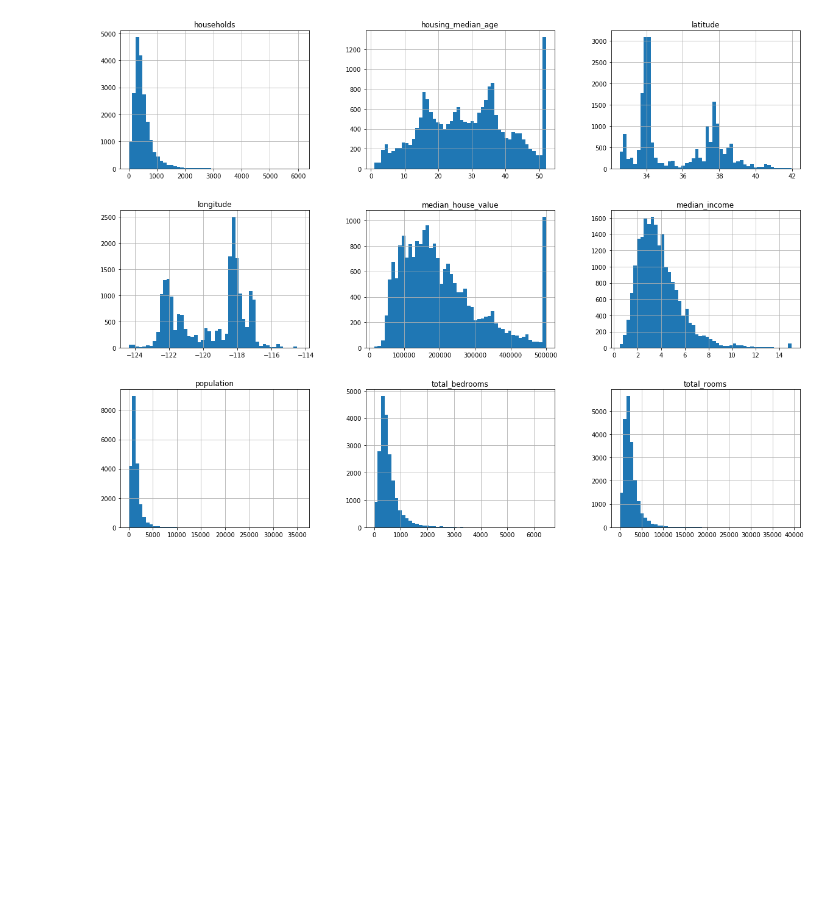
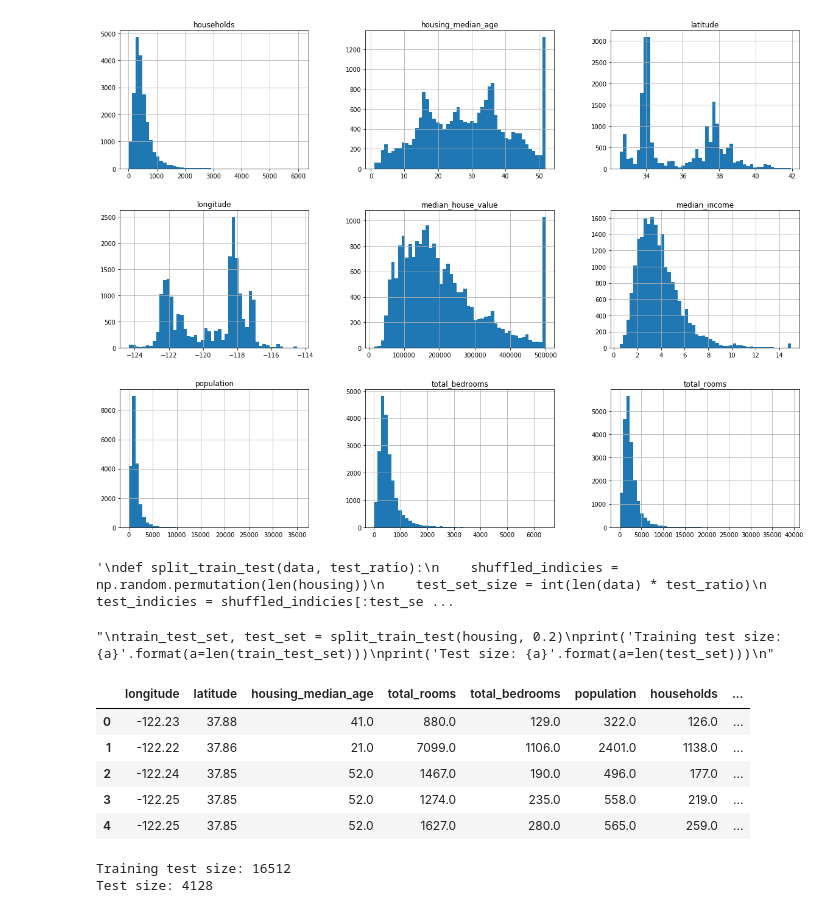
Before and after one commit to vkerrysingh/ML_SciKit_Keras_TF, a Jupyter notebook: Chp2.ipynb, the cells around one changed output. Saved outputs shown, nothing was run; the diff lists cells and outputs as text; code cells hidden in the pictures; blank space fills up the shorter version.

Commit message:
creating initial test and training sets

```diff
--- a/Chp2.ipynb
+++ b/Chp2.ipynb
@@ -77,3 +78,24 @@ housing.hist(bins=50, figsize=(20,15))
 plt.show()
 # %% [output]
 [figure]
+# %%
+##Note don't really want to run this as the model will potentially see the all the data in the test set.
+## We want to fix the the train and test set. So forget this method, lets look at another approach
+'''
+def split_train_test(data, test_ratio):
+    shuffled_indicies = np.random.permutation(len(housing))
+    test_set_size = int(len(data) * test_ratio)
+    test_indicies = shuffled_indicies[:test_set_size]
+    train_indicies = shuffled_indiciess[test_set_size:]
+    return data.iloc[train_indicies], data.iloc[test_indicies]
+'''
+# %% [output]
+'\ndef split_train_test(data, test_ratio):\n    shuffled_indicies = np.random.permutation(len(housing))\n    test_set_size = int(len(data) * test_ratio)\n    test_indicies = shuffled_indicies[:test_se ...
+# %%
+'''
+train_test_set, test_set = split_train_test(housing, 0.2)
+print('Training test size: {a}'.format(a=len(train_test_set)))
+print('Test size: {a}'.format(a=len(test_set)))
+'''
+# %% [output]
+"\ntrain_test_set, test_set = split_train_test(housing, 0.2)\nprint('Training test size: {a}'.format(a=len(train_test_set)))\nprint('Test size: {a}'.format(a=len(test_set)))\n"
@@ -79,0 +111,20 @@ plt.show()
+# %%
+##The above methods rely on using an id column, which the housing data does not have.
+#housing_with_id = housing.reset_index()
+housing.head()
+# %% [output]
+|  | longitude | latitude | housing_median_age | total_rooms | total_bedrooms | population | households | ... |
+| 0 | -122.23 | 37.88 | 41.0 | 880.0 | 129.0 | 322.0 | 126.0 | ... |
+| 1 | -122.22 | 37.86 | 21.0 | 7099.0 | 1106.0 | 2401.0 | 1138.0 | ... |
+| 2 | -122.24 | 37.85 | 52.0 | 1467.0 | 190.0 | 496.0 | 177.0 | ... |
+| 3 | -122.25 | 37.85 | 52.0 | 1274.0 | 235.0 | 558.0 | 219.0 | ... |
+| 4 | -122.25 | 37.85 | 52.0 | 1627.0 | 280.0 | 565.0 | 259.0 | ... |
+# %%
+housing_with_id = housing.reset_index()
+train_test_set, test_set = split_train_test_by_id(housing_with_id, 0.2, "index")
+
+print('Training test size: {a}'.format(a=len(train_test_set)))
+print('Test size: {a}'.format(a=len(test_set)))
+# %% [output]
+Training test size: 16512
+Test size: 4128
```
Also changed, not shown: parts of 2 cells of this notebook.
